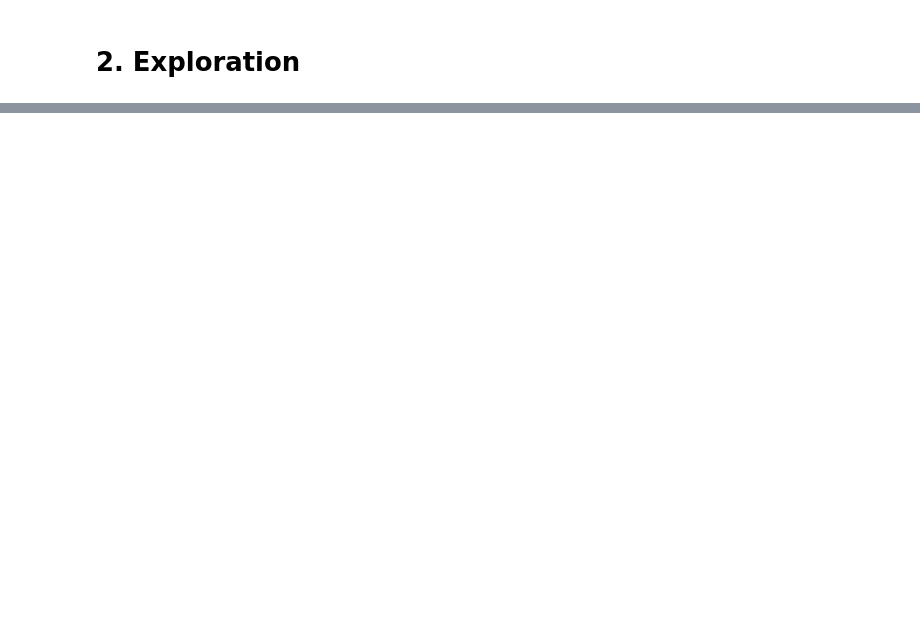
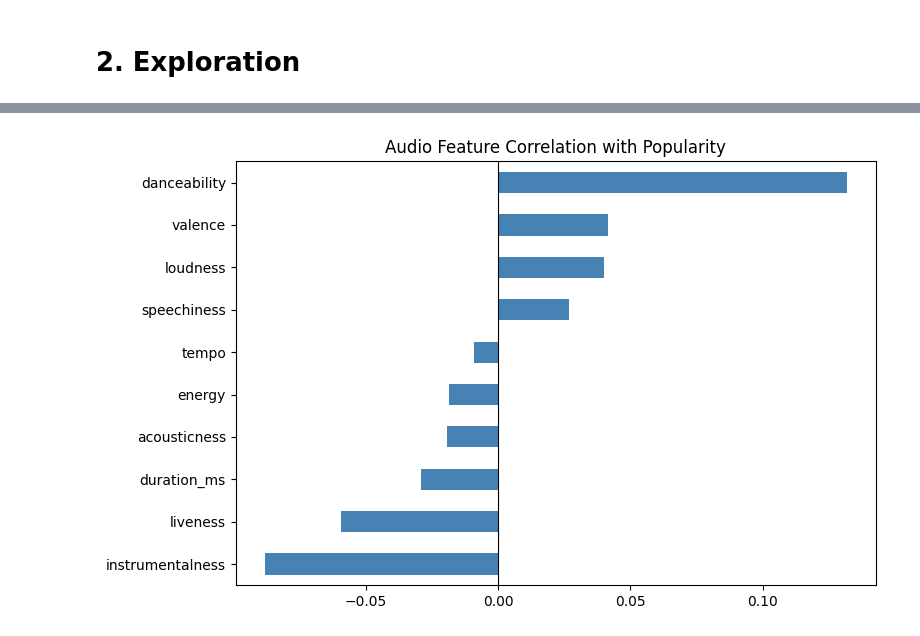
Before and after one commit to pqtch/spotifyDM, a Jupyter notebook: patch_spotify_analysis.ipynb, the cells around one changed output, grey strips where cells are left out. Cells and saved outputs as stored; diff of their text form; code cells hidden in the pictures; blank space fills up the shorter version.

```diff
--- a/patch_spotify_analysis.ipynb
+++ b/patch_spotify_analysis.ipynb
@@ -99,15 +191,17 @@ if 'genre' in df.columns:
 # %%
 # -- 2.6 Feature Correlation with Popularity --
 AUDIO_FEATURES = [
     'danceability','energy','loudness',
     'speechiness','acousticness','instrumentalness',
     'liveness','valence','tempo','duration_ms'
 ]
 valid_features = [f for f in AUDIO_FEATURES if f in df.columns]
 
-corr = df[valid_features + ['popularity']].corr()['popularity'].drop('popularity').sort_vaules()
+corr = df[valid_features + ['popularity']].corr()['popularity'].drop('popularity').sort_values()
 corr.plot(kind='barh',figsize=(8,5),color='steelblue')
 plt.title('Audio Feature Correlation with Popularity')
 plt.axvline(0,color='black',linewidth=0.8)
 plt.tight_layout()
 plt.show()
+# %% [output]
+[figure, added]
```
Also changed, not shown: parts of 30 cells of this notebook.
